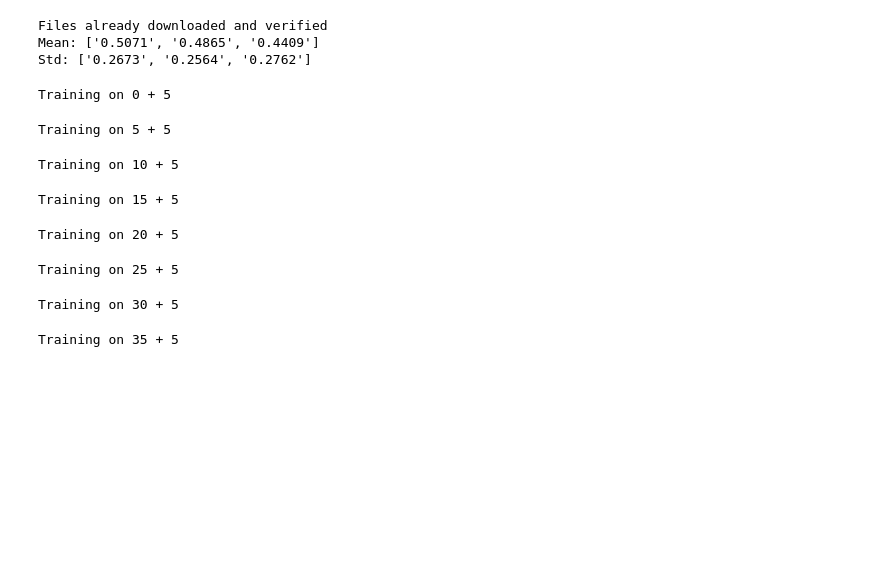
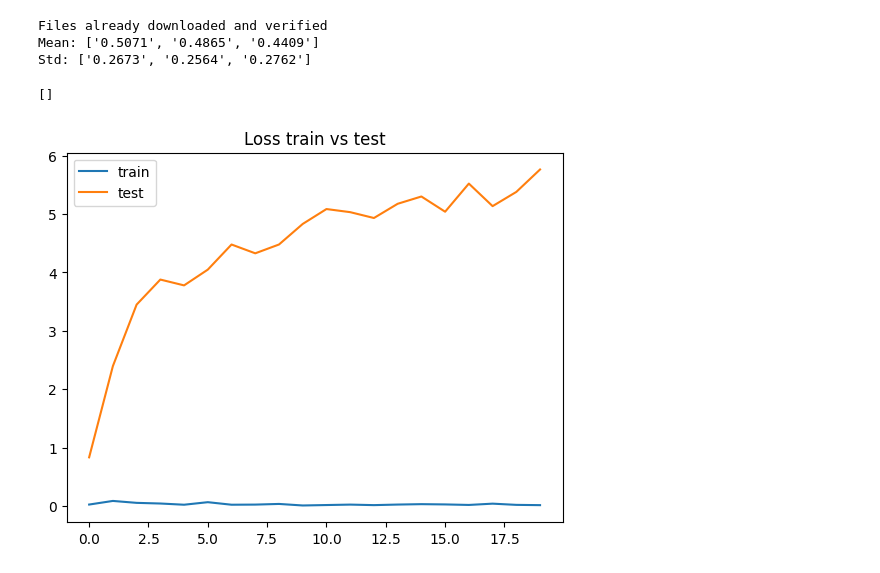
Before and after one commit to DavidFM43/CIL_Survey, a Jupyter notebook: faster_cifar10_training_incremental.ipynb, the cells around one changed output. Cells and saved outputs as stored; diff of their text form; code cells hidden in the pictures; blank space fills up the shorter version.

```diff
--- a/faster_cifar10_training_incremental.ipynb
+++ b/faster_cifar10_training_incremental.ipynb
@@ -239,14 +251 @@ def incremental_train():
         pbar.set_postfix({"Train Loss": tloss, "Train Acc": tacc, "Eval Loss": eloss, "Eval Acc": eacc})
-# %%
-while current_classes + increment < total_classes:
-    incremental_train()
-    current_classes += increment
-# %% [output]
-Training on 0 + 5
-Training on 5 + 5
-Training on 10 + 5
-Training on 15 + 5
-Training on 20 + 5
-Training on 25 + 5
-Training on 30 + 5
-Training on 35 + 5
@@ -252,0 +257,9 @@ Training on 35 + 5
+# %%
+plt.plot(tlosses, label="train")
+plt.plot(elosses, label="test")
+plt.title("Loss train vs test")
+plt.legend()
+plt.plot()
+# %% [output]
+[]
+[figure, added]
```
Also changed, not shown: parts of 5 cells of this notebook.
